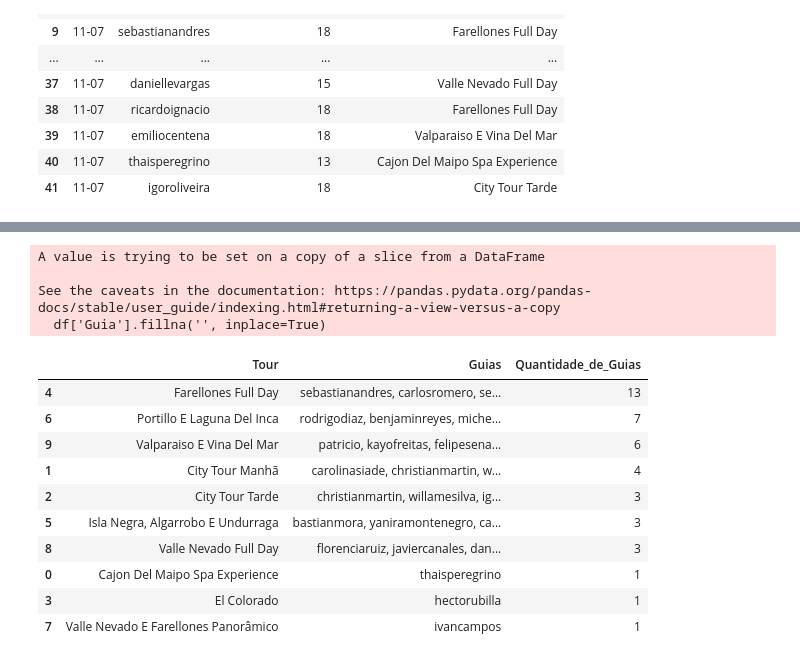
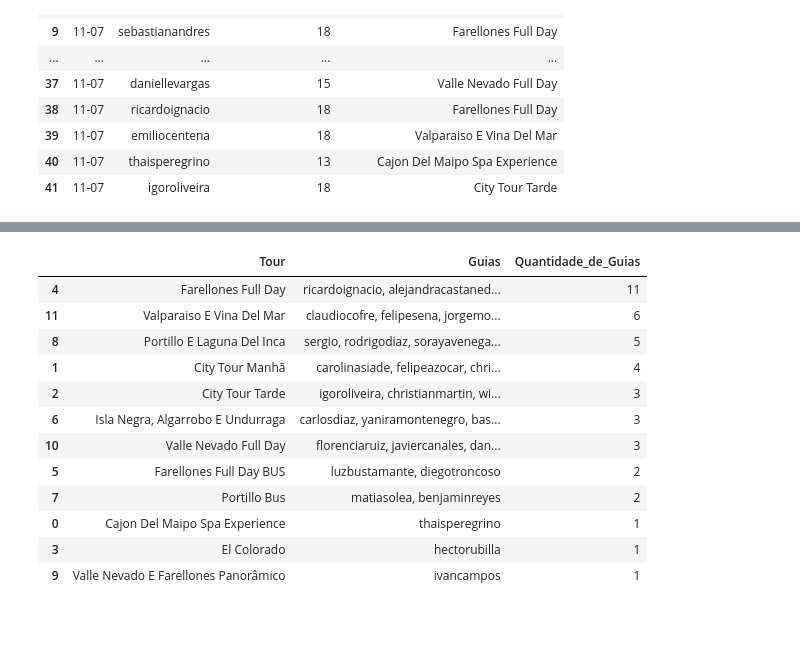
Before and after one commit to hianaracamilla/dados_comprovantes, a Jupyter notebook: Controle_de_guias.ipynb, the cells around one changed output, grey strips where cells are left out. Drawn from its saved outputs; the diff is of its cells as text; code cells hidden in the pictures; blank space fills up the shorter version.

```diff
--- a/Controle_de_guias.ipynb
+++ b/Controle_de_guias.ipynb
@@ -122,3 +122,23 @@ df
 | 39 | 11-07 | emiliocentena | 18 | Valparaiso E Vina Del Mar |
 | 40 | 11-07 | thaisperegrino | 13 | Cajon Del Maipo Spa Experience |
 | 41 | 11-07 | igoroliveira | 18 | City Tour Tarde |
+# %%
+def ajustar_nome_tour(row):
+    if row['Total PAX por Guia'] > 19:
+        tour_name = row['Tour']
+        if tour_name.startswith('City Tour'):
+            return tour_name  # Pula City Tour
+        elif tour_name == 'Portillo E Laguna Del Inca':
+            return 'Portillo Bus'
+        elif tour_name == 'Farellones Full Day':
+            return 'Farellones Full Day BUS'
+        elif tour_name == 'Valparaiso E Vina Del Mar':
+            return 'Valparaiso BUS'
+        else:
+            return tour_name + ' BUS'
+    else:
+        return row['Tour']
+# %%
+df['Tour'] = df.apply(ajustar_nome_tour, axis=1)
+df = df.sort_values(by='Tour')
+df
@@ -129,29 +172,29 @@ import numpy as np
 # %%
 df['Guia'].fillna('', inplace=True)
 
 grouped_df = df.groupby('Tour')['Guia'].agg(
     Guias=', '.join,
     Quantidade_de_Guias='nunique'
 ).reset_index()
 
 grouped_df = grouped_df.sort_values(by='Quantidade_de_Guias', ascending=False)
 
+grouped_df.sort_values(by='Tour')
+
 grouped_df
 # %% [output]
-A value is trying to be set on a copy of a slice from a DataFrame
-
-See the caveats in the documentation: https://pandas.pydata.org/pandas-docs/stable/user_guide/indexing.html#returning-a-view-versus-a-copy
-  df['Guia'].fillna('', inplace=True)
 |  | Tour | Guias | Quantidade_de_Guias |
-| 4 | Farellones Full Day | sebastianandres, carlosromero, se... | 13 |
-| 6 | Portillo E Laguna Del Inca | rodrigodiaz, benjaminreyes, miche... | 7 |
-| 9 | Valparaiso E Vina Del Mar | patricio, kayofreitas, felipesena... | 6 |
-| 1 | City Tour Manhã | carolinasiade, christianmartin, w... | 4 |
-| 2 | City Tour Tarde | christianmartin, willamesilva, ig... | 3 |
-| 5 | Isla Negra, Algarrobo E Undurraga | bastianmora, yaniramontenegro, ca... | 3 |
-| 8 | Valle Nevado Full Day | florenciaruiz, javiercanales, dan... | 3 |
+| 4 | Farellones Full Day | ricardoignacio, alejandracastaned... | 11 |
+| 11 | Valparaiso E Vina Del Mar | claudiocofre, felipesena, jorgemo... | 6 |
+| 8 | Portillo E Laguna Del Inca | sergio, rodrigodiaz, sorayavenega... | 5 |
+| 1 | City Tour Manhã | carolinasiade, felipeazocar, chri... | 4 |
+| 2 | City Tour Tarde | igoroliveira, christianmartin, wi... | 3 |
+| 6 | Isla Negra, Algarrobo E Undurraga | carlosdiaz, yaniramontenegro, bas... | 3 |
+| 10 | Valle Nevado Full Day | florenciaruiz, javiercanales, dan... | 3 |
+| 5 | Farellones Full Day BUS | luzbustamante, diegotroncoso | 2 |
+| 7 | Portillo Bus | matiasolea, benjaminreyes | 2 |
 | 0 | Cajon Del Maipo Spa Experience | thaisperegrino | 1 |
 | 3 | El Colorado | hectorubilla | 1 |
-| 7 | Valle Nevado E Farellones Panorâmico | ivancampos | 1 |
+| 9 | Valle Nevado E Farellones Panorâmico | ivancampos | 1 |
 # %%
 grouped_df.to_excel('guia_x_tour.xlsx', index=False)
```
Also changed, not shown: parts of 1 cell of this notebook.
